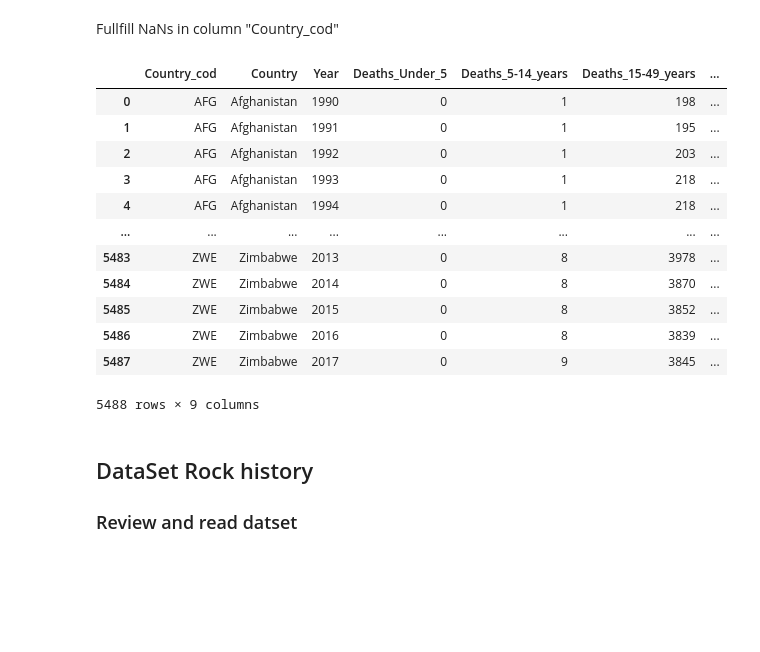
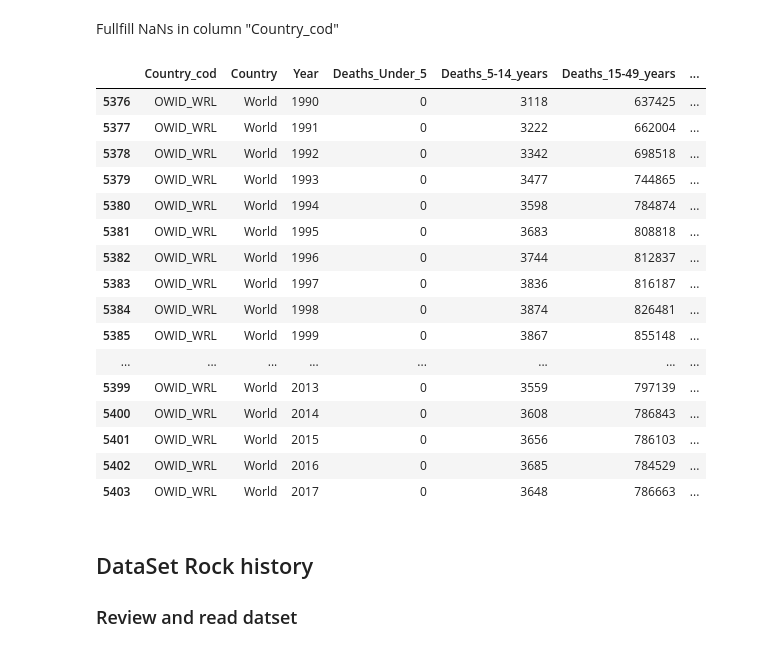
Before and after one commit to AndresCBF/IronHack, a Jupyter notebook: Projetos/History of Rock(1950-2020)/Rock and Alcohol Cosuption.ipynb, the cells around one changed output. Drawn from its saved outputs; the diff is of its cells as text; code cells hidden in the pictures; blank space fills up the shorter version.

```diff
--- a/Projetos/History of Rock(1950-2020)/Rock and Alcohol Cosuption.ipynb
+++ b/Projetos/History of Rock(1950-2020)/Rock and Alcohol Cosuption.ipynb
@@ -140,22 +159,28 @@ Fullfill NaNs in column "Country_cod"
 # %%
 paises = alcoholdeath[['Country', 'Country_cod']].dropna()
 paises = paises.groupby('Country').first()
 alcoholdeath = pd.merge(alcoholdeath, paises, on = ['Country', 'Country_cod'])
-alcoholdeath
+alcoholdeathper=alcoholdeath.drop(alcoholdeath[alcoholdeath['Country']=='World'])
+#alcoholdeathper['per_total_deaths']=round(alcoholdeathper['Total_deaths']/alcoholdeathper['total_global_deaths'],6)
+alcoholdeathper
 # %% [output]
 |  | Country_cod | Country | Year | Deaths_Under_5 | Deaths_5-14_years | Deaths_15-49_years | ... |
-| 0 | AFG | Afghanistan | 1990 | 0 | 1 | 198 | ... |
-| 1 | AFG | Afghanistan | 1991 | 0 | 1 | 195 | ... |
-| 2 | AFG | Afghanistan | 1992 | 0 | 1 | 203 | ... |
-| 3 | AFG | Afghanistan | 1993 | 0 | 1 | 218 | ... |
-| 4 | AFG | Afghanistan | 1994 | 0 | 1 | 218 | ... |
+| 5376 | OWID_WRL | World | 1990 | 0 | 3118 | 637425 | ... |
+| 5377 | OWID_WRL | World | 1991 | 0 | 3222 | 662004 | ... |
+| 5378 | OWID_WRL | World | 1992 | 0 | 3342 | 698518 | ... |
+| 5379 | OWID_WRL | World | 1993 | 0 | 3477 | 744865 | ... |
+| 5380 | OWID_WRL | World | 1994 | 0 | 3598 | 784874 | ... |
+| 5381 | OWID_WRL | World | 1995 | 0 | 3683 | 808818 | ... |
+| 5382 | OWID_WRL | World | 1996 | 0 | 3744 | 812837 | ... |
+| 5383 | OWID_WRL | World | 1997 | 0 | 3836 | 816187 | ... |
+| 5384 | OWID_WRL | World | 1998 | 0 | 3874 | 826481 | ... |
+| 5385 | OWID_WRL | World | 1999 | 0 | 3867 | 855148 | ... |
 | ... | ... | ... | ... | ... | ... | ... | ... |
-| 5483 | ZWE | Zimbabwe | 2013 | 0 | 8 | 3978 | ... |
-| 5484 | ZWE | Zimbabwe | 2014 | 0 | 8 | 3870 | ... |
-| 5485 | ZWE | Zimbabwe | 2015 | 0 | 8 | 3852 | ... |
-| 5486 | ZWE | Zimbabwe | 2016 | 0 | 8 | 3839 | ... |
-| 5487 | ZWE | Zimbabwe | 2017 | 0 | 9 | 3845 | ... |
+| 5399 | OWID_WRL | World | 2013 | 0 | 3559 | 797139 | ... |
+| 5400 | OWID_WRL | World | 2014 | 0 | 3608 | 786843 | ... |
+| 5401 | OWID_WRL | World | 2015 | 0 | 3656 | 786103 | ... |
+| 5402 | OWID_WRL | World | 2016 | 0 | 3685 | 784529 | ... |
+| 5403 | OWID_WRL | World | 2017 | 0 | 3648 | 786663 | ... |
-5488 rows × 9 columns
 # %% [markdown]
 ## DataSet Rock history
 ### Review and read datset
```
Also changed, not shown: parts of 8 cells of this notebook, 1 other file.
